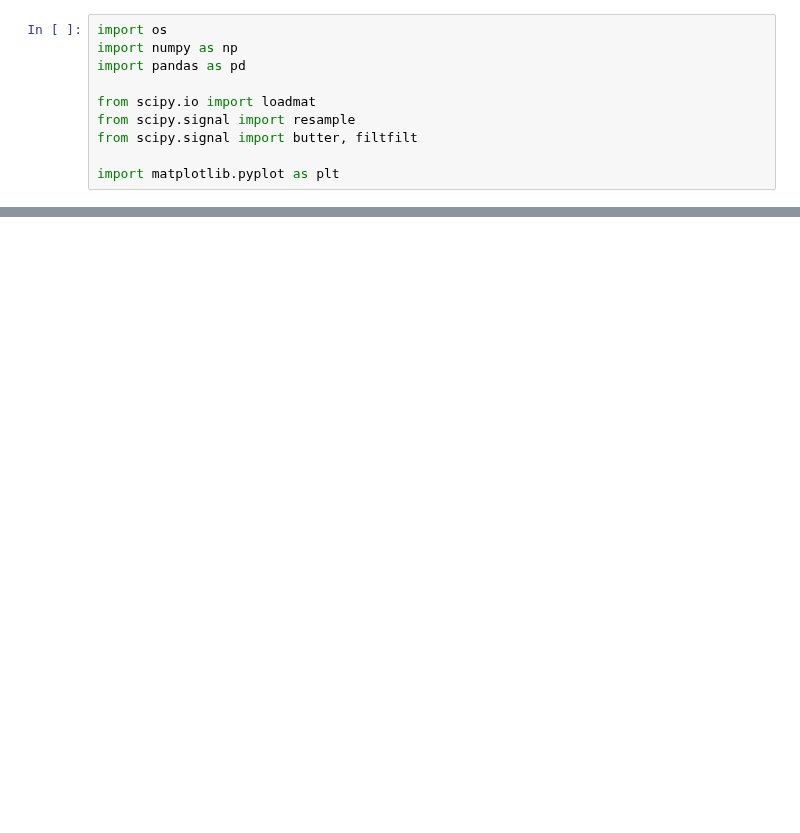
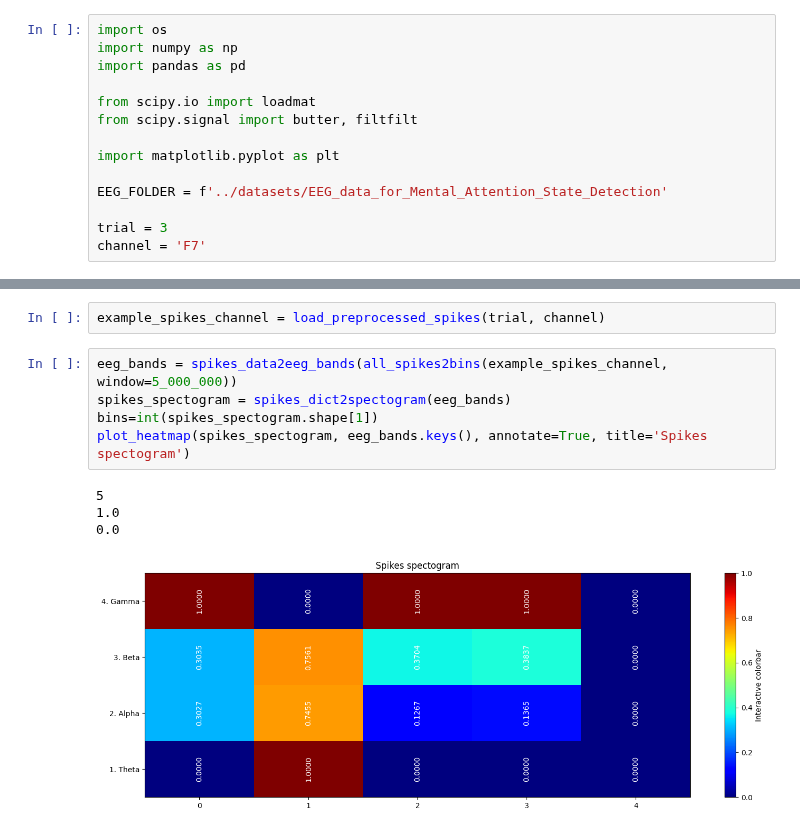
Before and after one commit to yakir4123/SNN-SCTN, a Jupyter notebook: scripts/mental_attention_state_detection.ipynb, the cells around one changed output, grey strips where cells are left out. Cells and saved outputs as stored; diff of their text form; blank space fills up the shorter version.

Commit message:
Mental EEG research.

```diff
--- a/scripts/mental_attention_state_detection.ipynb
+++ b/scripts/mental_attention_state_detection.ipynb
@@ -4,7 +4,11 @@ import numpy as np
 import pandas as pd
 
 from scipy.io import loadmat
-from scipy.signal import resample
 from scipy.signal import butter, filtfilt
 
 import matplotlib.pyplot as plt
+
+EEG_FOLDER = f'../datasets/EEG_data_for_Mental_Attention_State_Detection'
+
+trial = 3
+channel = 'F7'
@@ -10,0 +134,12 @@ import matplotlib.pyplot as plt
+# %%
+example_spikes_channel = load_preprocessed_spikes(trial, channel)
+# %%
+eeg_bands = spikes_data2eeg_bands(all_spikes2bins(example_spikes_channel, window=5_000_000))
+spikes_spectogram = spikes_dict2spectogram(eeg_bands)
+bins=int(spikes_spectogram.shape[1])
+plot_heatmap(spikes_spectogram, eeg_bands.keys(), annotate=True, title='Spikes spectogram')
+# %% [output]
+5
+1.0
+0.0
+[figure, added]
```
Also changed, not shown: parts of 16 cells of this notebook, 1 other file.
